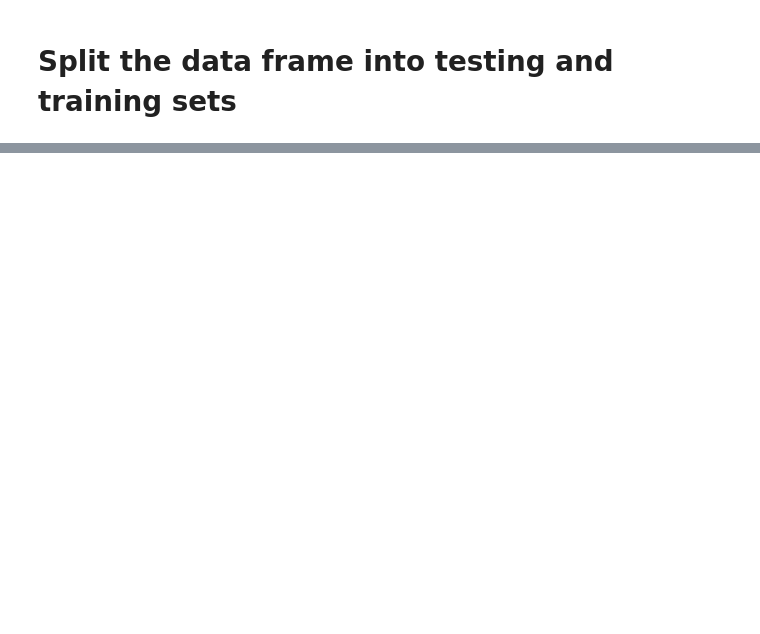
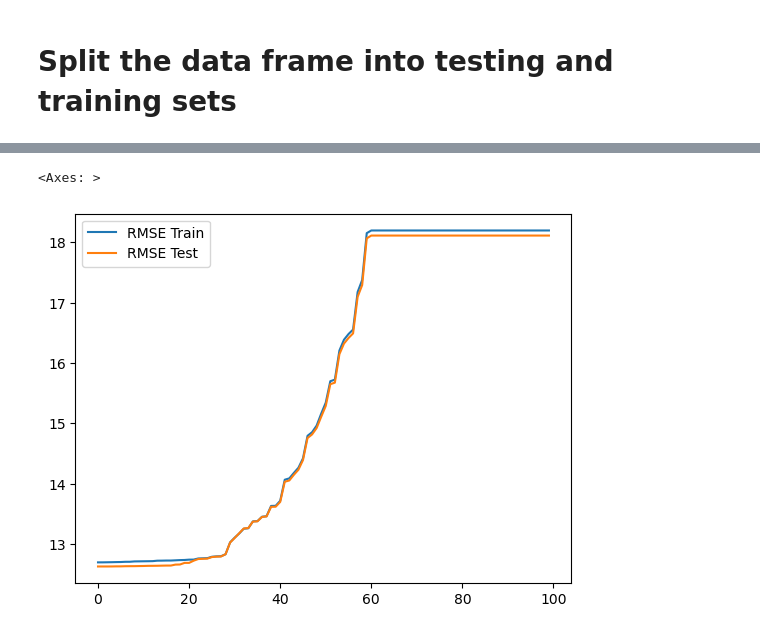
Before and after one commit to clarka34/12_machine_learning, a Jupyter notebook: ML1 - Intro/ml1_pipeline.ipynb, the cells around one changed output, grey strips where cells are left out. Cells and saved outputs as stored; diff of their text form; code cells hidden in the pictures; blank space fills up the shorter version.

```diff
--- a/ML1 - Intro/ml1_pipeline.ipynb
+++ b/ML1 - Intro/ml1_pipeline.ipynb
@@ -166,0 +90,7 @@ encoded_df
+# %%
+model1.fit(X_train, y_train)
+y_pred_test = model1.predict(X_test)
+y_pred_train = model1.predict(X_train)
+
+print(f"Mean squared error: {mean_squared_error(y_test, y_pred_test):.2f}")
+print(f"Coefficient of determination: {r2_score(y_test, y_pred_test):.2f}")
@@ -166,0 +154,15 @@ encoded_df
+# %%
+model_lasso = Pipeline([
+    ('preprocessing', preprocessor),
+    ('classifier', Lasso(max_iter=10000))
+])
+# %%
+param_grid = {"classifier__alpha": loguniform.rvs(0.0001, 10000, size=100, random_state=42)}
+
+gs_lasso = GridSearchCV(model_lasso, param_grid, cv=10, scoring='neg_mean_squared_error', n_jobs=-1)
+gs_lasso.fit(X_train, y_train)
+
+gs_lasso_results = pd.DataFrame(gs_lasso.cv_results_)
+gs_lasso_results = gs_lasso_results.sort_values('param_classifier__alpha')
+
+print("Meilleurs paramètres :", gs_lasso.best_params_)
@@ -166,0 +171,13 @@ encoded_df
+# %%
+gs_lasso_results['RMSE Train'] = np.sqrt(-gs_lasso_results['mean_test_score'])
+
+for ind, val in enumerate(gs_lasso_results.index):
+    par = gs_lasso_results.loc[ind, 'params']['classifier__alpha']
+    model_l = Pipeline([
+        ('preprocessing', preprocessor),
+        ('classifier', Lasso(alpha=par))
+    ])
+    model_l.fit(X_train, y_train)
+    y_pred_test = model_l.predict(X_test)
+    mse_test = mean_squared_error(y_test, y_pred_test)
+    gs_lasso_results.loc[ind, 'RMSE Test'] = np.sqrt(mse_test)
@@ -166,0 +220,7 @@ encoded_df
+# %%
+fig, ax = plt.subplots()
+gs_lasso_results.sort_values(by=['RMSE Train', 'RMSE Test'])[['RMSE Train']].reset_index(drop=True).plot(ax=ax)
+gs_lasso_results.sort_values(by=['RMSE Test', 'RMSE Test'])[['RMSE Test']].reset_index(drop=True).plot(ax=ax)
+# %% [output]
+<Axes: >
+[figure, added]
```
Also changed, not shown: parts of 71 cells of this notebook, 5 other files.
